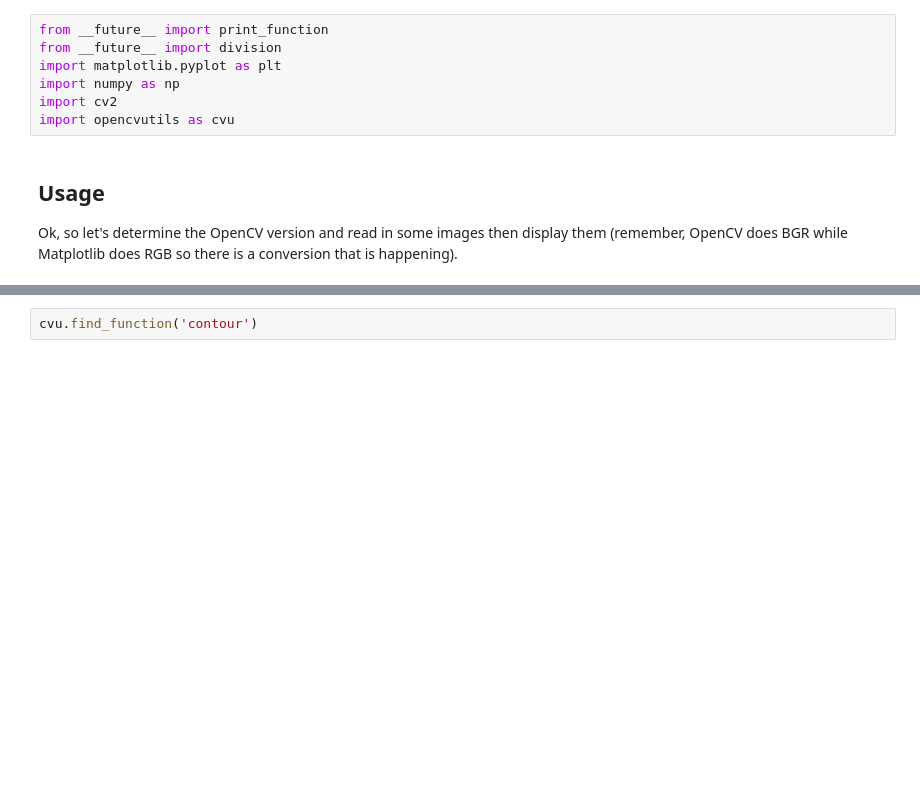
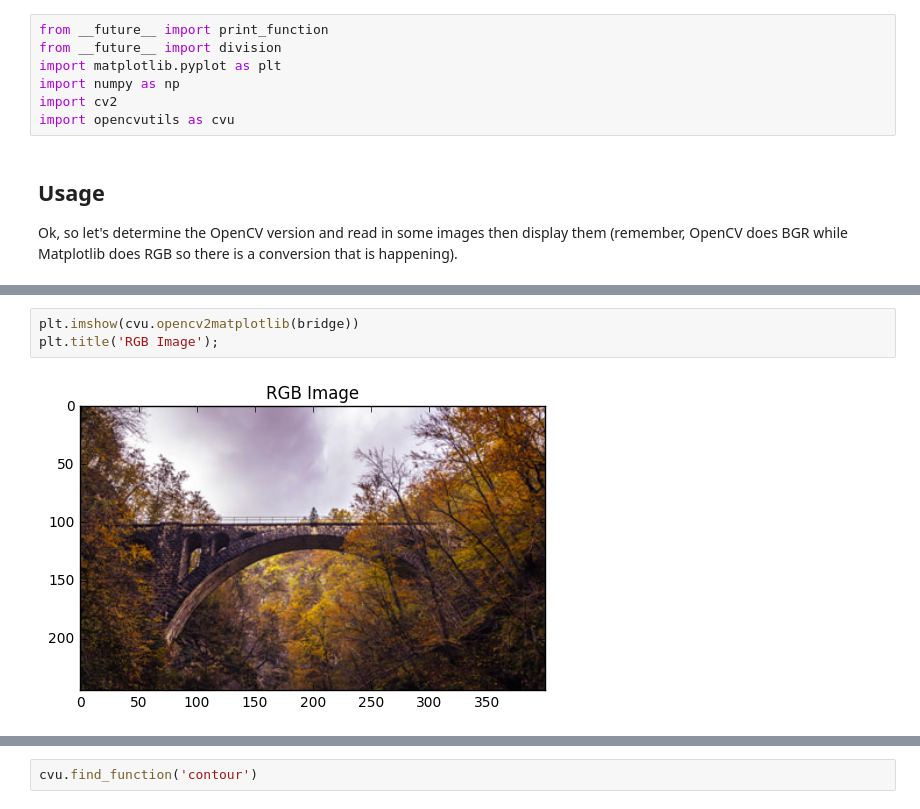
Before and after one commit to MomsFriendlyRobotCompany/opencvutils, a Jupyter notebook: docs/examples.ipynb, the cells around one changed output, grey strips where cells are left out. Saved outputs shown, nothing was run; the diff lists cells and outputs as text; blank space fills up the shorter version.

```diff
--- a/docs/examples.ipynb
+++ b/docs/examples.ipynb
@@ -25,0 +41,5 @@ is this OpenCV 3? True
+# %%
+plt.imshow(cvu.opencv2matplotlib(bridge))
+plt.title('RGB Image');
+# %% [output]
+[figure, added]
```
Also changed, not shown: parts of 25 cells of this notebook, 3 other files.
